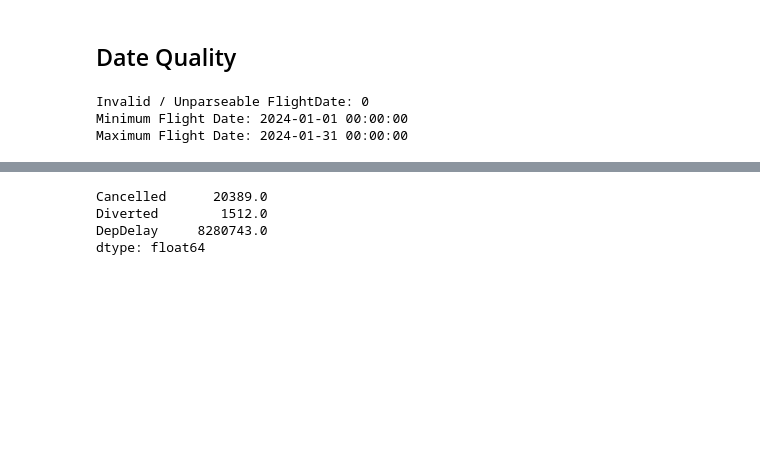
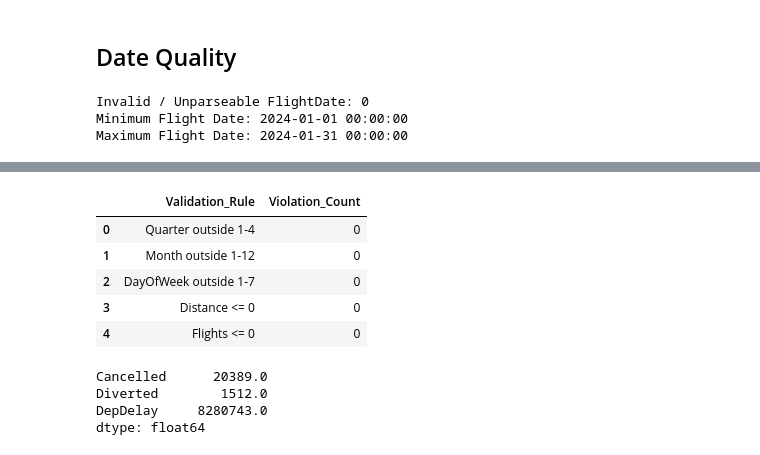
Before and after one commit to Nilesh8766/airline_operations_analytics, a Jupyter notebook: 03_notebooks/04_data_quality_assessment.ipynb, the cells around one changed output, grey strips where cells are left out. Cells and saved outputs as stored; diff of their text form; code cells hidden in the pictures; blank space fills up the shorter version.

Commit message:
Data quality

```diff
--- a/03_notebooks/04_data_quality_assessment.ipynb
+++ b/03_notebooks/04_data_quality_assessment.ipynb
@@ -341,3 +408,34 @@ KeyError: 'Missing Count'
+# %%
+range_checks = {
+    "Quarter outside 1-4":
+        (~df["Quarter"].between(1, 4)).sum(),
+
+    "Month outside 1-12":
+        (~df["Month"].between(1, 12)).sum(),
+
+    "DayOfWeek outside 1-7":
+        (~df["DayOfWeek"].between(1, 7)).sum(),
+
+    "Distance <= 0":
+        (df["Distance"] <= 0).sum(),
+
+    "Flights <= 0":
+        (df["Flights"] <= 0).sum()
+}
+
+range_quality = pd.DataFrame({
+    "Validation_Rule": range_checks.keys(),
+    "Violation_Count": range_checks.values()
+})
+
+display(range_quality)
+# %% [output]
+|  | Validation_Rule | Violation_Count |
+| 0 | Quarter outside 1-4 | 0 |
+| 1 | Month outside 1-12 | 0 |
+| 2 | DayOfWeek outside 1-7 | 0 |
+| 3 | Distance <= 0 | 0 |
+| 4 | Flights <= 0 | 0 |
 # %%
 data_validity = df[["Cancelled", "Diverted", "DepDelay"]].sum()
 
```
Also changed, not shown: parts of 5 cells of this notebook, 3 other files.
